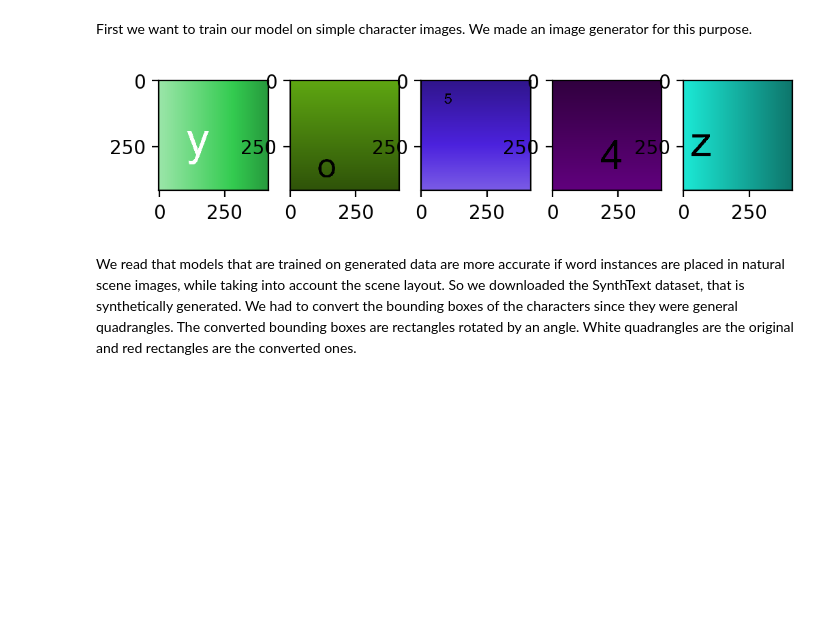
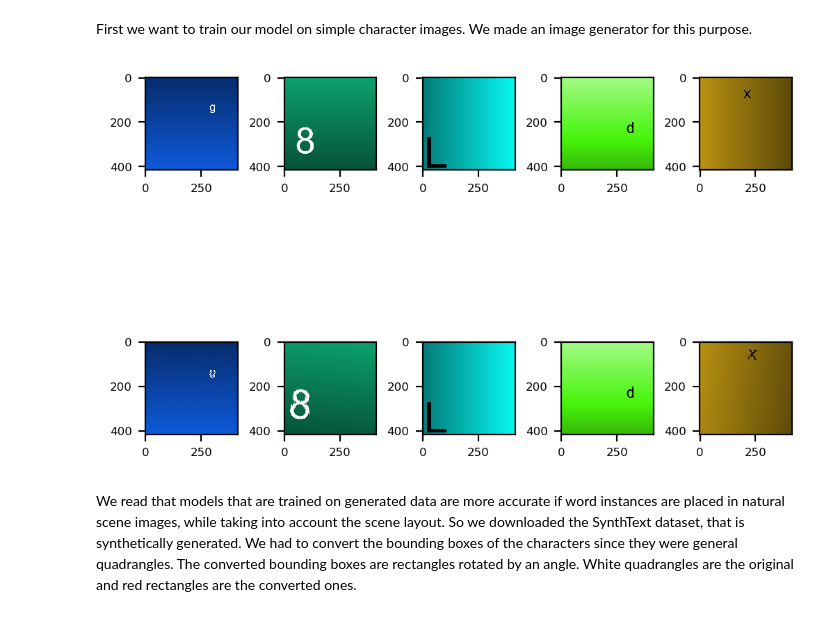
Before and after one commit to revygabor/yolocr, a Jupyter notebook: milestone_1.ipynb, the cells around one changed output. Drawn from its saved outputs; the diff is of its cells as text; code cells hidden in the pictures; blank space fills up the shorter version.

Commit message:
Add augmented images to notebook

```diff
--- a/milestone_1.ipynb
+++ b/milestone_1.ipynb
@@ -16,17 +15,26 @@ Using TensorFlow backend.
 First we want to train our model on simple character images. We made an image generator for this purpose.
 # %%
 plt.rcParams['figure.dpi'] = 200 # bigger image
+plt.rcParams.update({'font.size': 6})
+plt.rcParams['figure.subplot.wspace'] = 0.5
 n_pictures = 5
 data_generator = generate_train_data(batch_size = n_pictures, char_list=char_list, # we create the generator
                                      font_list=["arial"], size_interval=(50, 200)) # that generates (image, label) tuples
+
+pipeline = Pipeline()
+pipeline.elastic_distortion(probability=0.5, grid_width=256, grid_height=256, magnitude=5)
+pipeline.rotate(probability=0.5, max_left_rotation=10, max_right_rotation=10)
+
 images, chars = next(data_generator)
-fig, axes = plt.subplots(1, n_pictures)
-for i, ax in enumerate(axes):
-    ax.imshow(images[i])
+fig, axes = plt.subplots(2, n_pictures)
+
+for i, ax in enumerate(zip(axes[0], axes[1])):
+    ax[0].imshow(images[i])
+    ax[1].imshow(pipeline.transform(images[i]))
 
 fig.show()
 # %% [output]
-[figure, old version]
+[figure, new version]
 # %% [markdown]
 We read that models that are trained on generated data are more accurate if word instances are placed in natural scene images, while taking into account the scene layout. So we downloaded the SynthText dataset, that is synthetically generated. We had to convert the bounding boxes of the characters since they were general quadrangles. The converted bounding boxes are rectangles rotated by an angle. White quadrangles are the original and red rectangles are the converted ones.
 # %%
```
Also changed, not shown: parts of 1 cell of this notebook, 1 other file.
